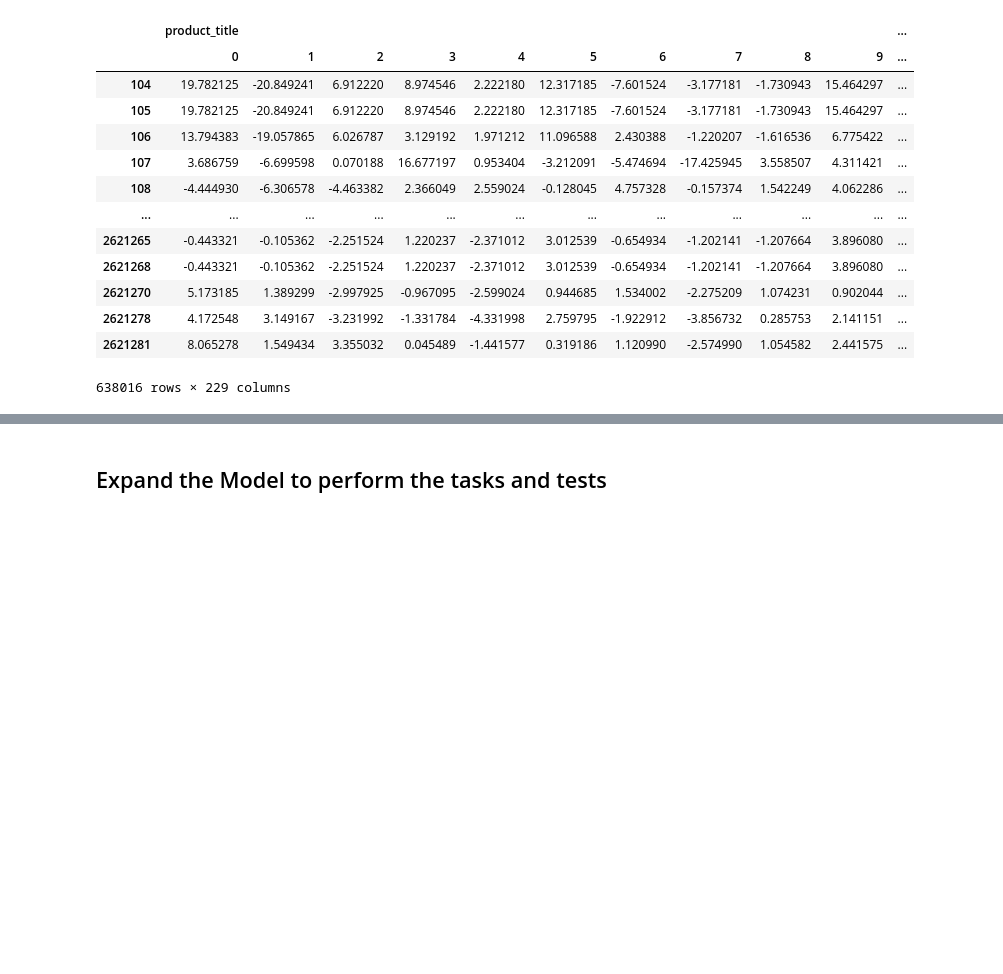
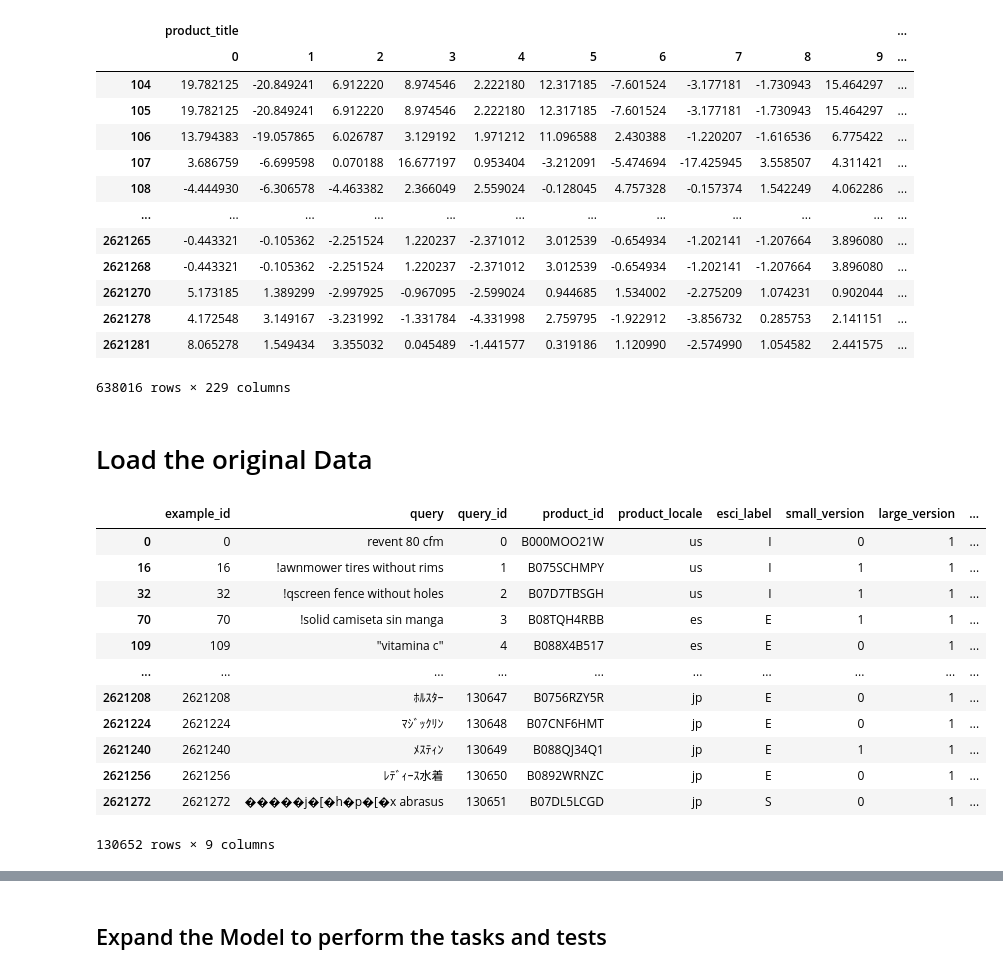
Before and after one commit to aN1ls-gif/Projekte, a Jupyter notebook: DataScience/NLP/ShoppingQuery/TrainedModel_Tasks.ipynb, the cells around one changed output, grey strips where cells are left out. Drawn from its saved outputs; the diff is of its cells as text; code cells hidden in the pictures; blank space fills up the shorter version.

```diff
--- a/DataScience/NLP/ShoppingQuery/TrainedModel_Tasks.ipynb
+++ b/DataScience/NLP/ShoppingQuery/TrainedModel_Tasks.ipynb
@@ -86,3 +84,5 @@ Large_Dataset_Test
 | 2621278 | 4.172548 | 3.149167 | -3.231992 | -1.331784 | -4.331998 | 2.759795 | -1.922912 | -3.856732 | 0.285753 | 2.141151 | ... |
 | 2621281 | 8.065278 | 1.549434 | 3.355032 | 0.045489 | -1.441577 | 0.319186 | 1.120990 | -2.574990 | 1.054582 | 2.441575 | ... |
 638016 rows × 229 columns
+# %% [markdown]
+# Load the original Data
@@ -88,0 +102,16 @@ Large_Dataset_Test
+# %%
+Queries
+# %% [output]
+|  | example_id | query | query_id | product_id | product_locale | esci_label | small_version | large_version | ... |
+| 0 | 0 | revent 80 cfm | 0 | B000MOO21W | us | I | 0 | 1 | ... |
+| 16 | 16 | !awnmower tires without rims | 1 | B075SCHMPY | us | I | 1 | 1 | ... |
+| 32 | 32 | !qscreen fence without holes | 2 | B07D7TBSGH | us | I | 1 | 1 | ... |
+| 70 | 70 | !solid camiseta sin manga | 3 | B08TQH4RBB | es | E | 1 | 1 | ... |
+| 109 | 109 | "vitamina c" | 4 | B088X4B517 | es | E | 0 | 1 | ... |
+| ... | ... | ... | ... | ... | ... | ... | ... | ... | ... |
+| 2621208 | 2621208 | ﾎﾙｽﾀｰ | 130647 | B0756RZY5R | jp | E | 0 | 1 | ... |
+| 2621224 | 2621224 | ﾏｼﾞｯｸﾘﾝ | 130648 | B07CNF6HMT | jp | E | 0 | 1 | ... |
+| 2621240 | 2621240 | ﾒｽﾃｨﾝ | 130649 | B088QJ34Q1 | jp | E | 1 | 1 | ... |
+| 2621256 | 2621256 | ﾚﾃﾞｨｰｽ水着 | 130650 | B0892WRNZC | jp | E | 0 | 1 | ... |
+| 2621272 | 2621272 | �����j�[�h�p�[�x abrasus | 130651 | B07DL5LCGD | jp | S | 0 | 1 | ... |
+130652 rows × 9 columns
```
Also changed, not shown: parts of 11 cells of this notebook, 47 other files.
